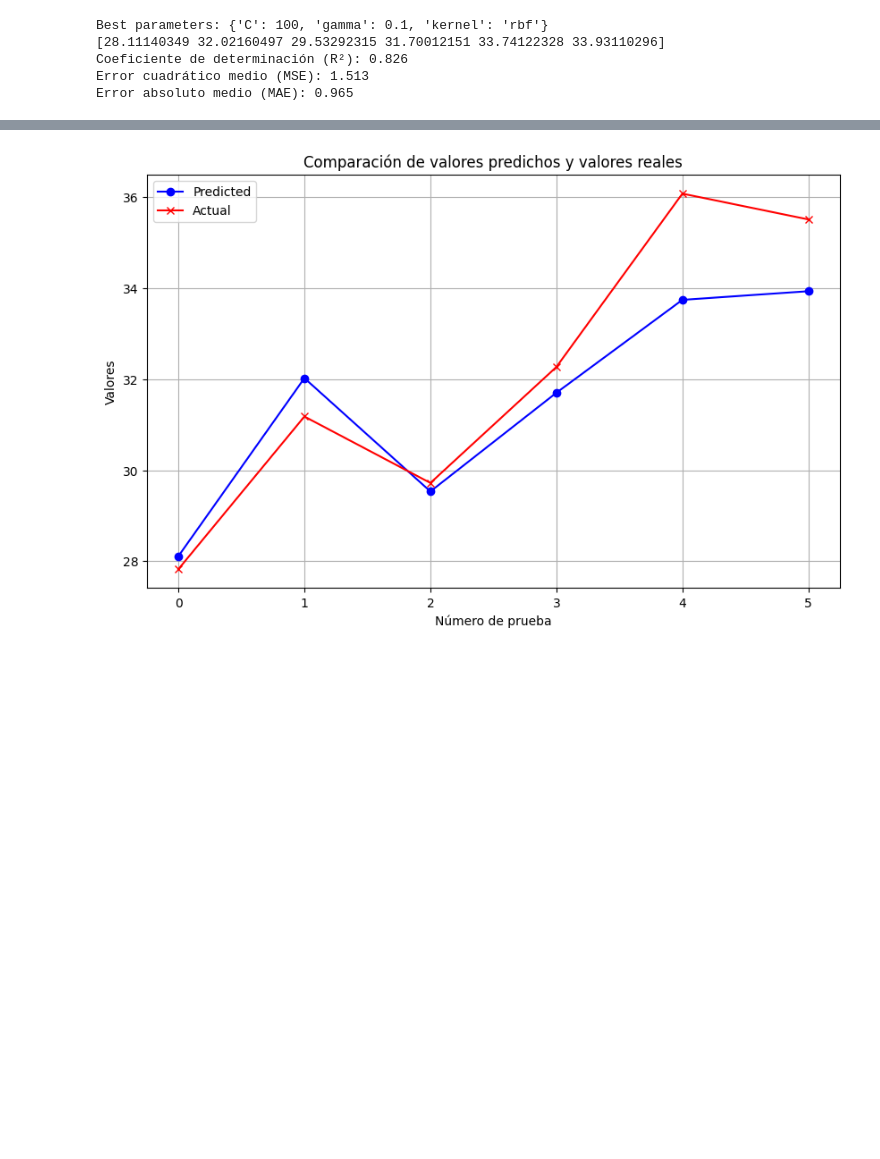
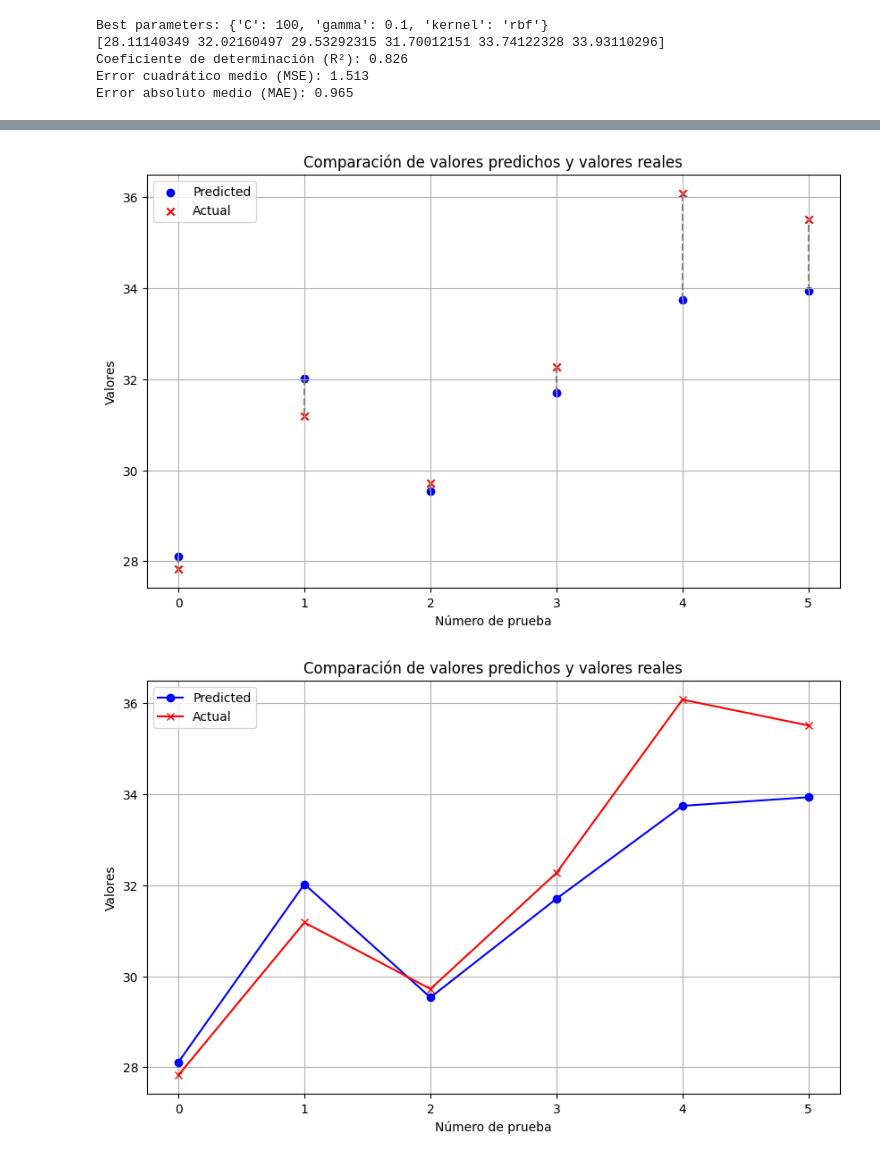
Before and after one commit to andreyparrilla/gasification_mlmodels, a Jupyter notebook: ml_models.ipynb, the cells around one changed output, grey strips where cells are left out. Drawn from its saved outputs; the diff is of its cells as text; code cells hidden in the pictures; blank space fills up the shorter version.

```diff
--- a/ml_models.ipynb
+++ b/ml_models.ipynb
@@ -317,3 +313,26 @@ Note: you may need to restart the kernel to use updated packages.
+# %%
+# Compara los valores predichos con los valores reales
+y_pred = best_model.predict(X_test)
+y_actual = y_test
+
+x_values = range(len(y_pred))
+
+plt.figure(figsize=(10, 6))
+plt.scatter(x_values, y_pred, label='Predicted', color='blue', marker='o')
+plt.scatter(x_values, y_actual, label='Actual', color='red', marker='x')
+
+for x, y_pred_point, y_actual_point in zip(x_values, y_pred, y_actual):
+    plt.plot([x, x], [y_pred_point, y_actual_point], color='gray', linestyle='--')
+
+
+plt.title('Comparación de valores predichos y valores reales')
+plt.xlabel('Número de prueba')  # Label for the x-axis
+plt.ylabel('Valores')  # Label for the y-axis
+plt.legend()
+plt.grid(True)
+plt.show()
+# %% [output]
+[figure, added]
 # %%
 import matplotlib.pyplot as plt
 
```
Also changed, not shown: parts of 6 cells of this notebook.
